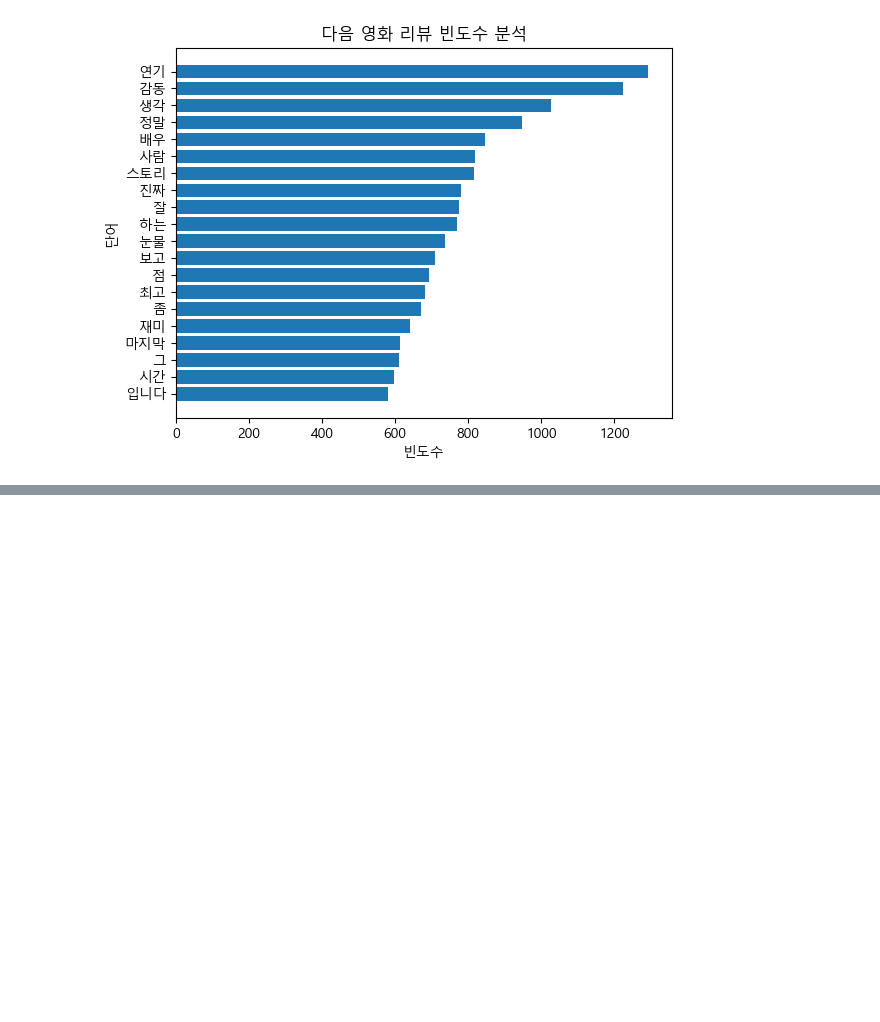
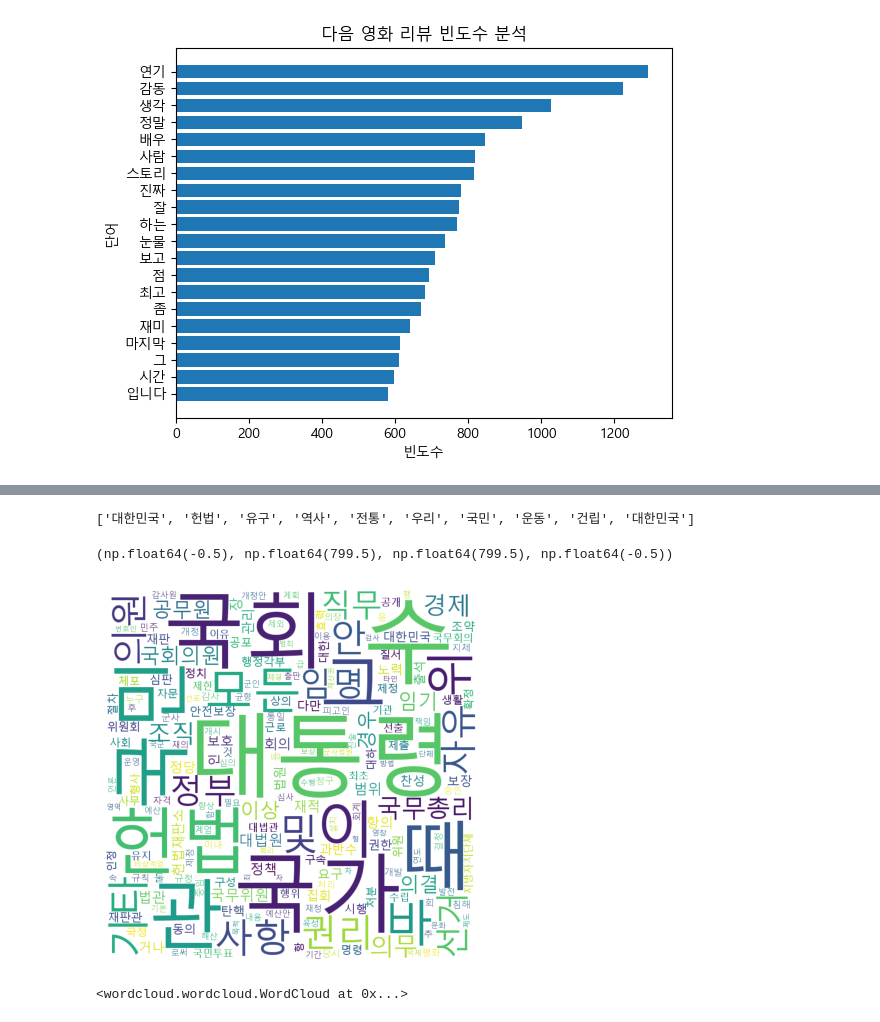
Before and after one commit to yangdamgyeong/lecture26_PyData26, a Jupyter notebook: AI기반데이터분석_07_텍스트데이터분석_다음영화리뷰.ipynb, the cells around one changed output, grey strips where cells are left out. Saved outputs shown, nothing was run; the diff lists cells and outputs as text; code cells hidden in the pictures; blank space fills up the shorter version.

```diff
--- a/AI기반데이터분석_07_텍스트데이터분석_다음영화리뷰.ipynb
+++ b/AI기반데이터분석_07_텍스트데이터분석_다음영화리뷰.ipynb
@@ -123,0 +175,10 @@ plt.savefig('result/daum_movie_review_graph.png')
+# %%
+# 헌법 -> 전처리 -> 빈도수 객체 (Counter)
+
+# 전처리 : 토큰화, 정제, 정규화 -> 품사태깅, 불용어 제거, 정규화
+from konlpy.tag import Okt
+tagger = Okt().pos
+
+#품사태깅
+tokens = tagger(const_doc)
+tokens[:10]
@@ -123,0 +196,44 @@ plt.savefig('result/daum_movie_review_graph.png')
+# %%
+# 불용어 제거 : 원하는 품사 정의, 삭제할 단어 사전 정의
+my_tags =['Noun']
+my_stopwords = ['법률' , '제', '정']
+
+result_list = [word for word, tag in tokens if tag in my_tags and word not in my_stopwords]
+
+# for word, tag in tokens:
+#     if tag in my_tags and word not in my_stopwords:
+#         result_list.append(word)
+
+result_list[:10]
+# %% [output]
+['대한민국', '헌법', '유구', '역사', '전통', '우리', '국민', '운동', '건립', '대한민국']
+# %%
+# 빈도수 계산 : counter 객체 생성
+from collections import Counter
+counter = Counter(result_list)
+# %%
+from wordcloud import WordCloud
+
+font_path = 'C:/Windows/Fonts/malgun.ttf'
+# WordCloud 객체 생성
+wc = WordCloud(
+    width=800,
+    height=800,
+    background_color='white',
+    max_words=200,
+    max_font_size=200,
+    random_state=42,
+    font_path=font_path)
+# %%
+# 워드클라우드 적용
+wc.generate_from_frequencies(counter)
+plt.imshow(wc)
+plt.axis('off')
+# %% [output]
+(np.float64(-0.5), np.float64(799.5), np.float64(799.5), np.float64(-0.5))
+[figure, added]
+# %%
+# wordcloud 이미지를 파일로 저장
+wc.to_file("result/const_doc_wordcloud.png")
+# %% [output]
+<wordcloud.wordcloud.WordCloud at 0x...>
```
Also changed, not shown: parts of 7 cells of this notebook, 9 other files.
